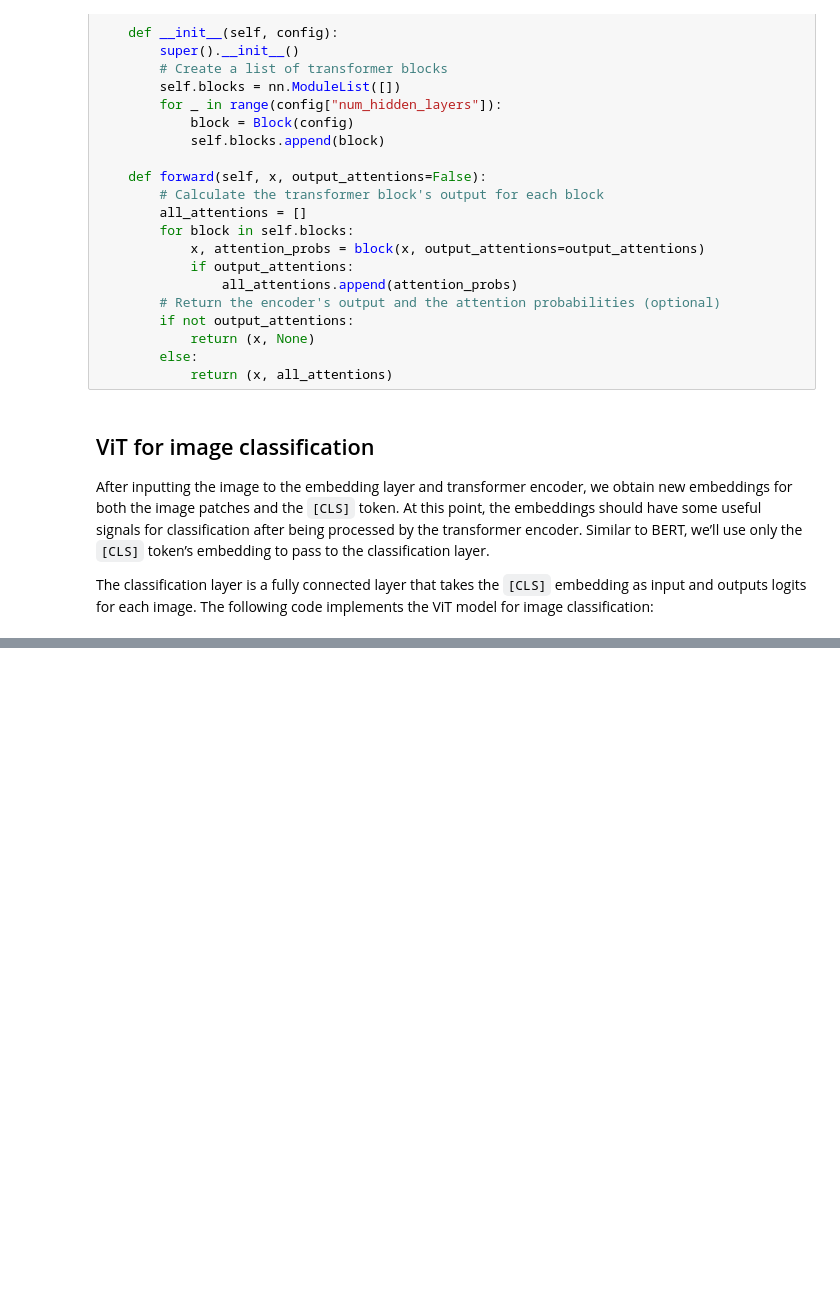
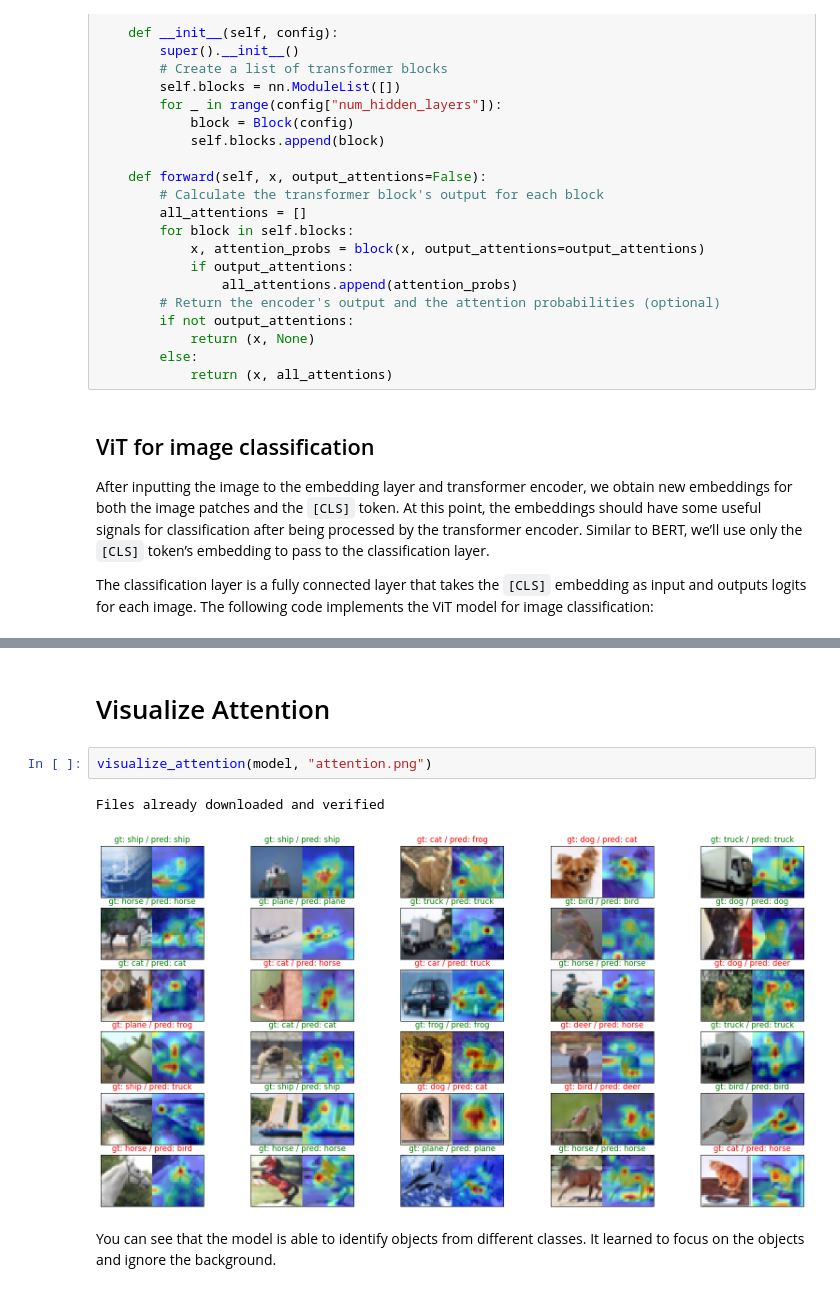
Before and after one commit to jinunyachhyon/Vision-Transformer-ViT-, a Jupyter notebook: Implementing_Vision_Transformer_(ViT)_from_Scratch.ipynb, the cells around one changed output, grey strips where cells are left out. Drawn from its saved outputs; the diff is of its cells as text; blank space fills up the shorter version.

```diff
--- a/Implementing_Vision_Transformer_(ViT)_from_Scratch.ipynb
+++ b/Implementing_Vision_Transformer_(ViT)_from_Scratch.ipynb
@@ -321,0 +808,9 @@ class ViTForClassfication(nn.Module):
+# %% [markdown]
+# Visualize Attention
+# %%
+visualize_attention(model, "attention.png")
+# %% [output]
+Files already downloaded and verified
+[figure, added]
+# %% [markdown]
+You can see that the model is able to identify objects from different classes. It learned to focus on the objects and ignore the background.
```
Also changed, not shown: parts of 24 cells of this notebook.
